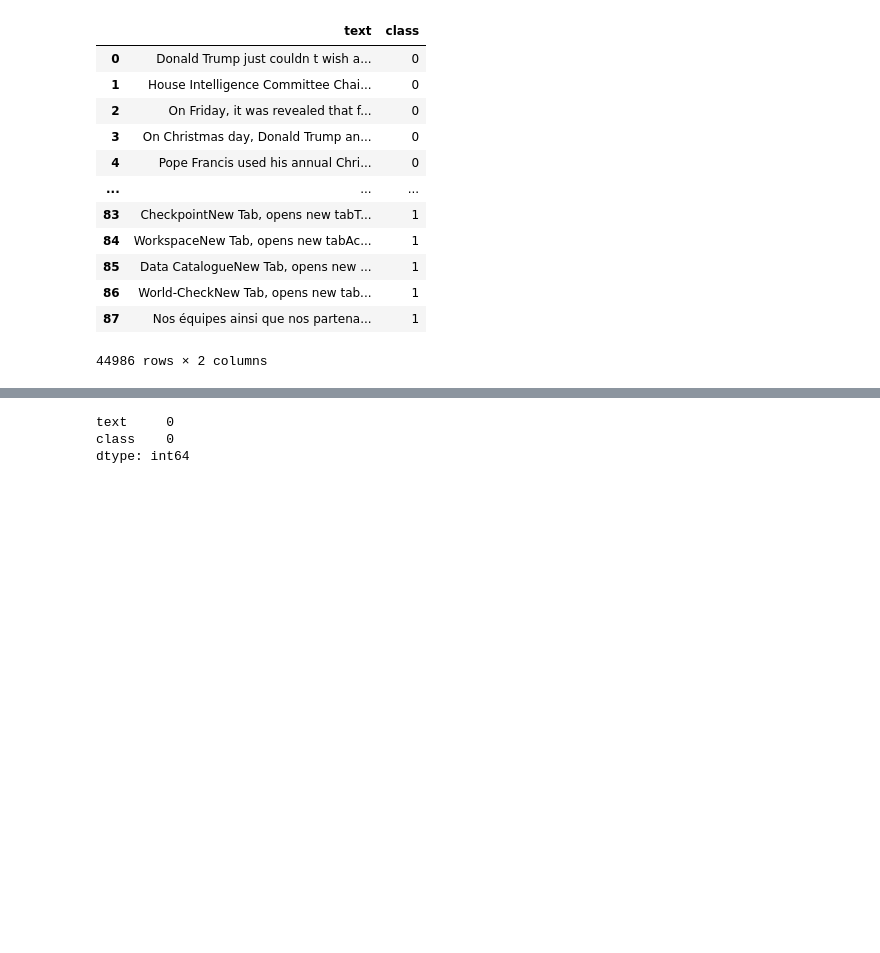
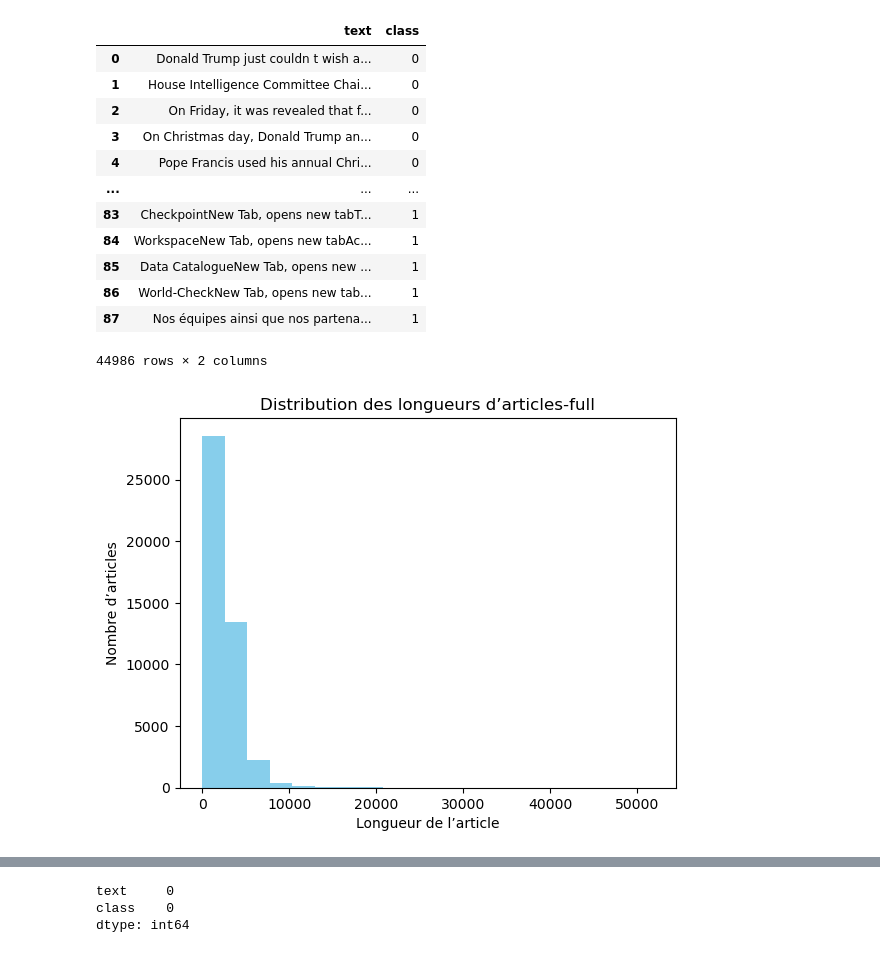
Before and after one commit to henzozhang/dectection_fake_new, a Jupyter notebook: dectection_fake-new.ipynb, the cells around one changed output, grey strips where cells are left out. Drawn from its saved outputs; the diff is of its cells as text; code cells hidden in the pictures; blank space fills up the shorter version.

```diff
--- a/dectection_fake-new.ipynb
+++ b/dectection_fake-new.ipynb
@@ -8,6 +8,19 @@ from sklearn.metrics import accuracy_score
 from sklearn.metrics import classification_report
 import re
 import string
+# %%
+import warnings
+sns.set_style("darkgrid")
+%matplotlib inline
+
+import string
+import nltk
+from nltk.corpus import stopwords
+
+from wordcloud import WordCloud
+from sklearn.feature_extraction.text import CountVectorizer
+from nltk.stem import WordNetLemmatizer
+from nltk.tokenize import word_tokenize
 # %% [markdown]
 ## utiliser selenium pour obtenir les vrais informations dans journaux
 # %%
@@ -105,7 +124,5 @@ df_new["class"] = 1
 # %%
 df = pd.concat([df, df_new], axis =0 )
-# %%
-df = df.sample(frac = 1)
 # %%
 df
 # %% [output]
@@ -122,3 +139,17 @@ df
 | 86 | World-CheckNew Tab, opens new tab... | 1 |
 | 87 | Nos équipes ainsi que nos partena... | 1 |
 44986 rows × 2 columns
+# %%
+import matplotlib.pyplot as plt
+
+# Calculer la longueur de chaque article
+df['length'] = df['text'].apply(len)
+
+# Créer un histogramme des longueurs d'articles
+plt.hist(df['length'], bins=20, color='skyblue')
+plt.title('Distribution des longueurs d’articles-full')
+plt.xlabel('Longueur de l’article')
+plt.ylabel('Nombre d’articles')
+plt.show()
+# %% [output]
+[figure, added]
```
Also changed, not shown: parts of 26 cells of this notebook.
